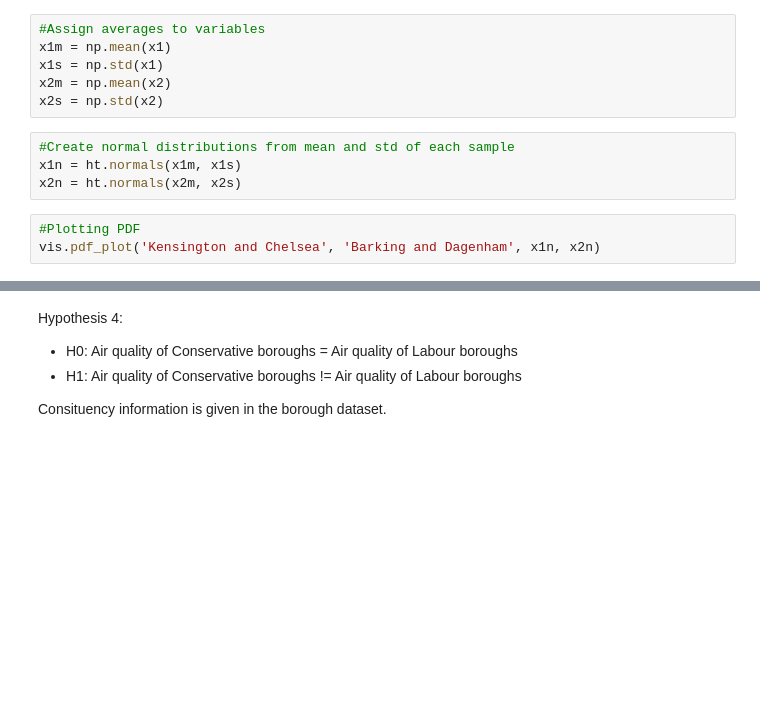
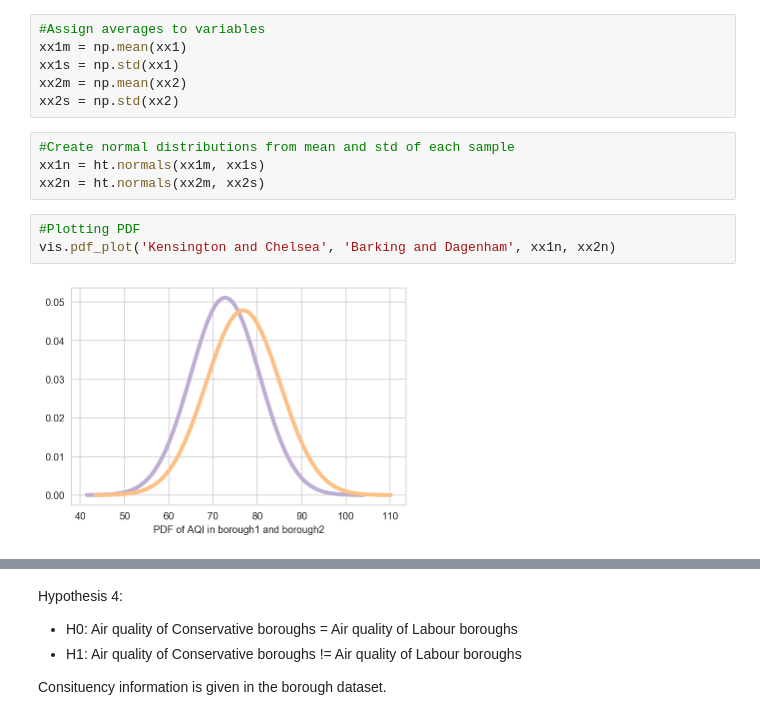
Before and after one commit to tinacliu/mod3_project, a Jupyter notebook: Hypotheses.ipynb, the cells around one changed output, grey strips where cells are left out. Drawn from its saved outputs; the diff is of its cells as text; blank space fills up the shorter version.

```diff
--- a/Hypotheses.ipynb
+++ b/Hypotheses.ipynb
@@ -121,13 +156,15 @@ ht.Cohen_d(x1, x2)
 # %%
 #Assign averages to variables
-x1m = np.mean(x1)
-x1s = np.std(x1)
-x2m = np.mean(x2)
-x2s = np.std(x2)
+xx1m = np.mean(xx1)
+xx1s = np.std(xx1)
+xx2m = np.mean(xx2)
+xx2s = np.std(xx2)
 # %%
 #Create normal distributions from mean and std of each sample
-x1n = ht.normals(x1m, x1s)
-x2n = ht.normals(x2m, x2s)
+xx1n = ht.normals(xx1m, xx1s)
+xx2n = ht.normals(xx2m, xx2s)
 # %%
 #Plotting PDF
-vis.pdf_plot('Kensington and Chelsea', 'Barking and Dagenham', x1n, x2n)
+vis.pdf_plot('Kensington and Chelsea', 'Barking and Dagenham', xx1n, xx2n)
+# %% [output]
+[figure, added]
```
Also changed, not shown: parts of 36 cells of this notebook, 1 other file.
